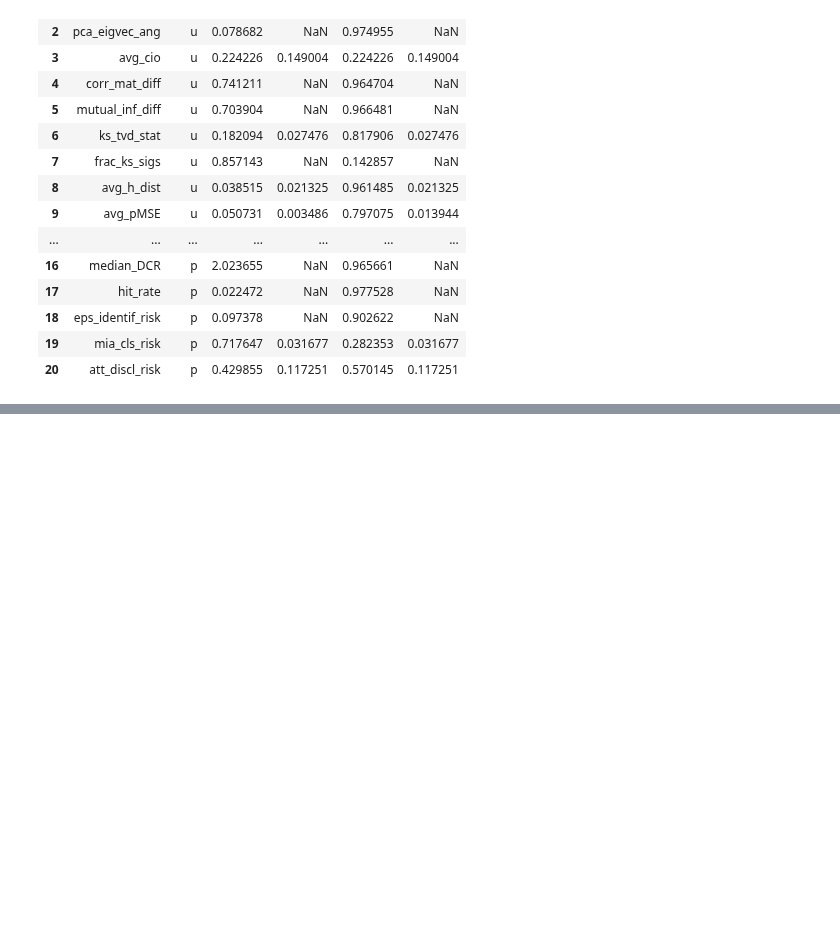
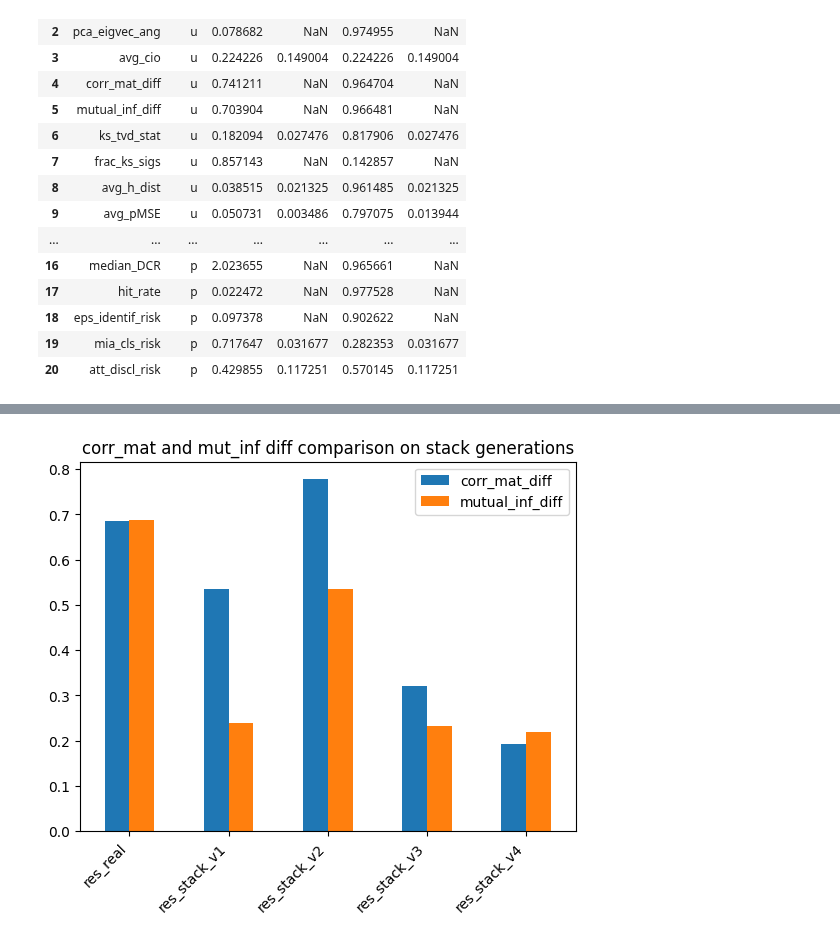
Before and after one commit to LucasBrynk/synthe_size_me, a Jupyter notebook: penguins_syn/penguins_ctgan_syn.ipynb, the cells around one changed output, grey strips where cells are left out. Cells and saved outputs as stored; diff of their text form; code cells hidden in the pictures; blank space fills up the shorter version.

```diff
--- a/penguins_syn/penguins_ctgan_syn.ipynb
+++ b/penguins_syn/penguins_ctgan_syn.ipynb
@@ -602,0 +664,10 @@ Error: AUROC metric did not run, analysis target variable did not have appropria
+# %%
+matrix_diff_plot = pd.DataFrame(columns=["corr_mat_diff",
+                                     "mutual_inf_diff"])
+
+for i in range(len(eval_results)):
+    evals = eval_results[i].set_index("metric")
+    matrix_diff_plot.loc[eval_str[i]] = [evals.loc["corr_mat_diff", "val"],
+                                    evals.loc["mutual_inf_diff", "val"]]
+
+matrix_diff_plot
@@ -602,0 +681,7 @@ Error: AUROC metric did not run, analysis target variable did not have appropria
+# %%
+matrix_diff_plot.plot.bar()
+plt.title("corr_mat and mut_inf diff comparison on stack generations")
+plt.xticks(rotation=45, ha="right")
+plt.show()
+# %% [output]
+[figure, added]
```
Also changed, not shown: parts of 10 cells of this notebook.
